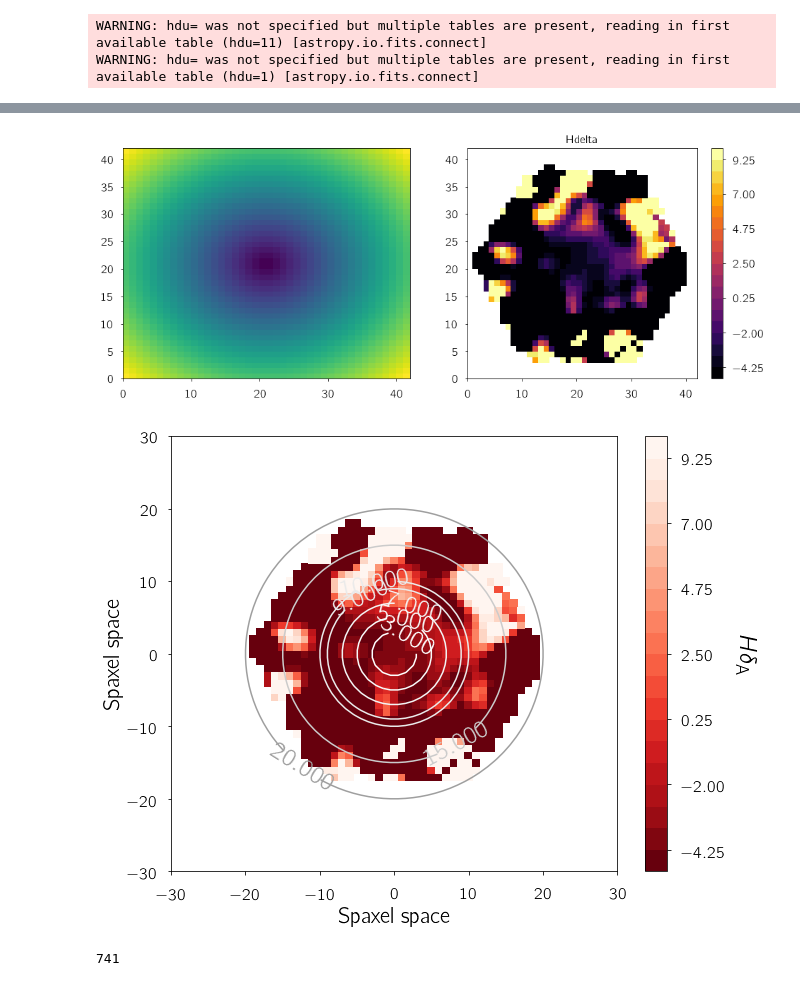
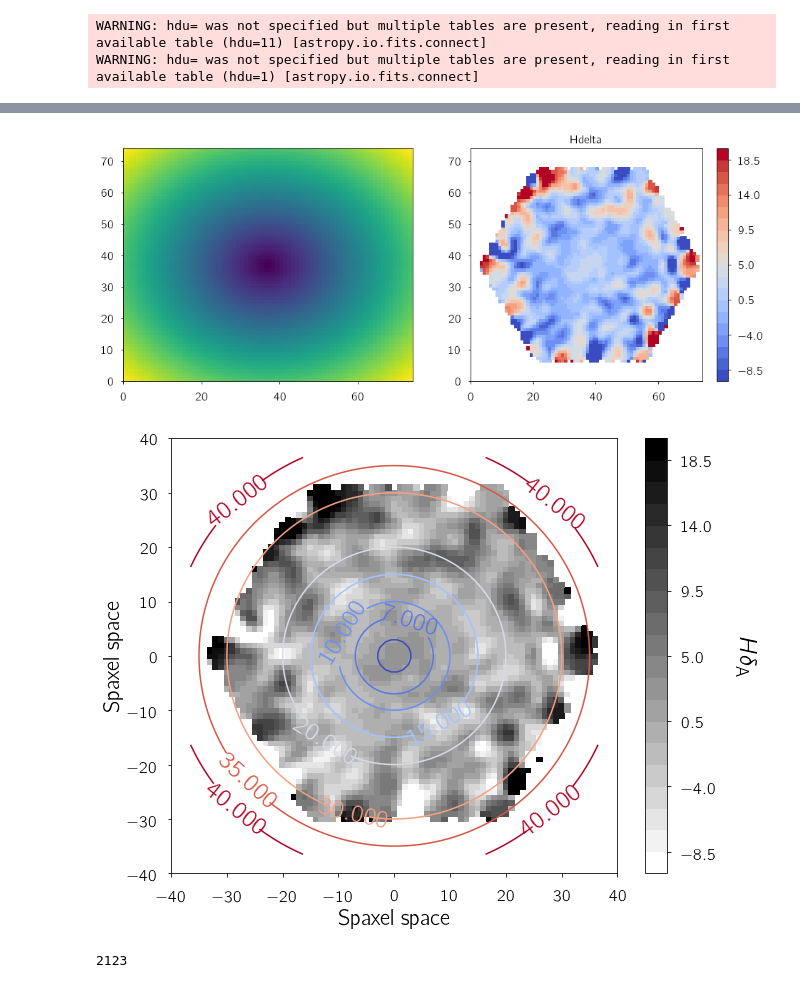
Before and after one commit to nityamd/MaNGA_Masses, a Jupyter notebook: notebooks/2_single_manga_galaxy_hda_dn4000_calculations.ipynb, the cells around one changed output, grey strips where cells are left out. Cells and saved outputs as stored; diff of their text form; code cells hidden in the pictures.

```diff
--- a/notebooks/2_single_manga_galaxy_hda_dn4000_calculations.ipynb
+++ b/notebooks/2_single_manga_galaxy_hda_dn4000_calculations.ipynb
@@ -84,14 +84,14 @@ def tsum(xin, yin):
 # drp_logcube = fits.open('manga-8455-3701-LOGCUBE.fits')
 # drp_logcube.info()
 # %%
-os.chdir("//Users/nitya/Work/Paper2/Data")
+os.chdir("/Users/nitya/Work/Data/Project2/manga_cubes")
 
-dat2 = Table.read('manga-10216-3703-LOGCUBE.fits', format='fits')
+dat2 = Table.read('manga-9890-12702-LOGCUBE.fits', format='fits')
 drpall2 = t.Table.read('drpall-v2_5_3.fits')
 drpall2.add_index('plateifu')
-drpall2.loc['10216-3703']
+drpall2.loc['9890-12702']
 
-drp_logcube2 = fits.open('manga-10216-3703-LOGCUBE.fits')
+drp_logcube2 = fits.open('manga-9890-12702-LOGCUBE.fits')
 # %% [output]
 WARNING: hdu= was not specified but multiple tables are present, reading in first available table (hdu=11) [astropy.io.fits.connect]
 WARNING: hdu= was not specified but multiple tables are present, reading in first available table (hdu=1) [astropy.io.fits.connect]
@@ -139,10 +166,10 @@ ting = ([[tsum(drp_logcube2['WAVE'].data, drp_logcube2['FLUX'].data[:,i,j]) for
 # %%
 from matplotlib import colors
 
-bounds0 = np.linspace(1.0, 1.5, 21)
+bounds0 = np.linspace(0.0, 2.5, 21)
 norm0 = colors.BoundaryNorm(boundaries=bounds0, ncolors=256)
 
-plt.pcolormesh(a, norm = norm0)
+plt.pcolormesh(a, norm = norm0,  cmap = plt.cm.coolwarm)
 plt.colorbar()
 plt.title('Dn4000')
 plt.show()
@@ -157,10 +184,10 @@ print(len(hda))
 print(len(hda[hda<-5]))
 print(len(hda[hda>10]))
 
-bounds1 = np.linspace(-5.0, 10.0, 21)
+bounds1 = np.linspace(-10.0, 20.0, 21)
 norm1 = colors.BoundaryNorm(boundaries=bounds1, ncolors=256)
 
-plt.pcolormesh(b, norm = norm1)
+plt.pcolormesh(b, norm = norm1, cmap = plt.cm.coolwarm)
 plt.colorbar()
 plt.title('Hdelta')
 plt.show()
@@ -198,38 +228,38 @@ index =np.where(np.ravel(s)<=3.0)[0]
 # %%
 fig, [ax1, ax2] = plt.subplots(1, 2, figsize = (16,6))
 cs1 = ax1.pcolormesh(s)
 #plt.colorbar(cs1)
-cs2 = ax2.pcolormesh(b, norm = norm1, cmap = plt.cm.inferno)
+cs2 = ax2.pcolormesh(b, norm = norm1, cmap = plt.cm.coolwarm)
 plt.colorbar(cs2)
 plt.title('Hdelta')
 #plt.savefig('galaxy-9487-12701a.pdf')
 plt.show()
 
 fig, ax = plt.subplots(1, 1, figsize = (10,8))
-cs1 = ax.pcolormesh(x_ax,x_ax,b,norm = norm1,  cmap = plt.cm.Reds_r)
+cs1 = ax.pcolormesh(x_ax,x_ax,b,norm = norm1,  cmap = plt.cm.binary)
 
 bounds2 = np.linspace(3, 40.0, 21)
 norm2 = colors.BoundaryNorm(boundaries=bounds2, ncolors=256)
-l = [3.0, 5.0, 7.0, 9.0, 10.0, 15.0, 20.0, 30.0, 35.0, 40.0]
-cs2 = ax.contour(x_ax,x_ax,s, levels = l,norm = norm2, cmap = plt.cm.Greys)
+l = [3.0, 7.0, 10.0, 15.0, 20.0, 30.0, 35.0, 40.0]
+cs2 = ax.contour(x_ax,x_ax,s, levels = l,norm = norm2, cmap = plt.cm.coolwarm)
 plt.clabel(cs2, fontsize = 25)
 plt.colorbar(cs1)
-plt.xlim(-30,30)
-plt.ylim(-30,30)
+plt.xlim(-40,40)
+plt.ylim(-40,40)
 plt.xlabel('Spaxel space')
 plt.ylabel('Spaxel space')
 fig.text(0.92, 0.5, r'$H\delta_{\rm A}$',
           rotation=270, ha='center', va='center', fontsize = 25)
-plt.savefig('/Users/Nitya/Desktop/gal_aperture.pdf')
+#plt.savefig('/Users/Nitya/Desktop/gal_aperture.pdf')
 plt.show()
 # %% [output]
-[figure, old version]
+[figure, new version]
-[figure, old version]
+[figure, new version]
 # %%
 tings = np.ravel(ting)
 print(len(tings[tings<=1]))
 ting = np.array(ting)
 number = np.ma.array(ting, mask = ting <= 10)
 # %% [output]
-741
+2123
 # %%
```
Also changed, not shown: parts of 14 cells of this notebook, 2 other files.
